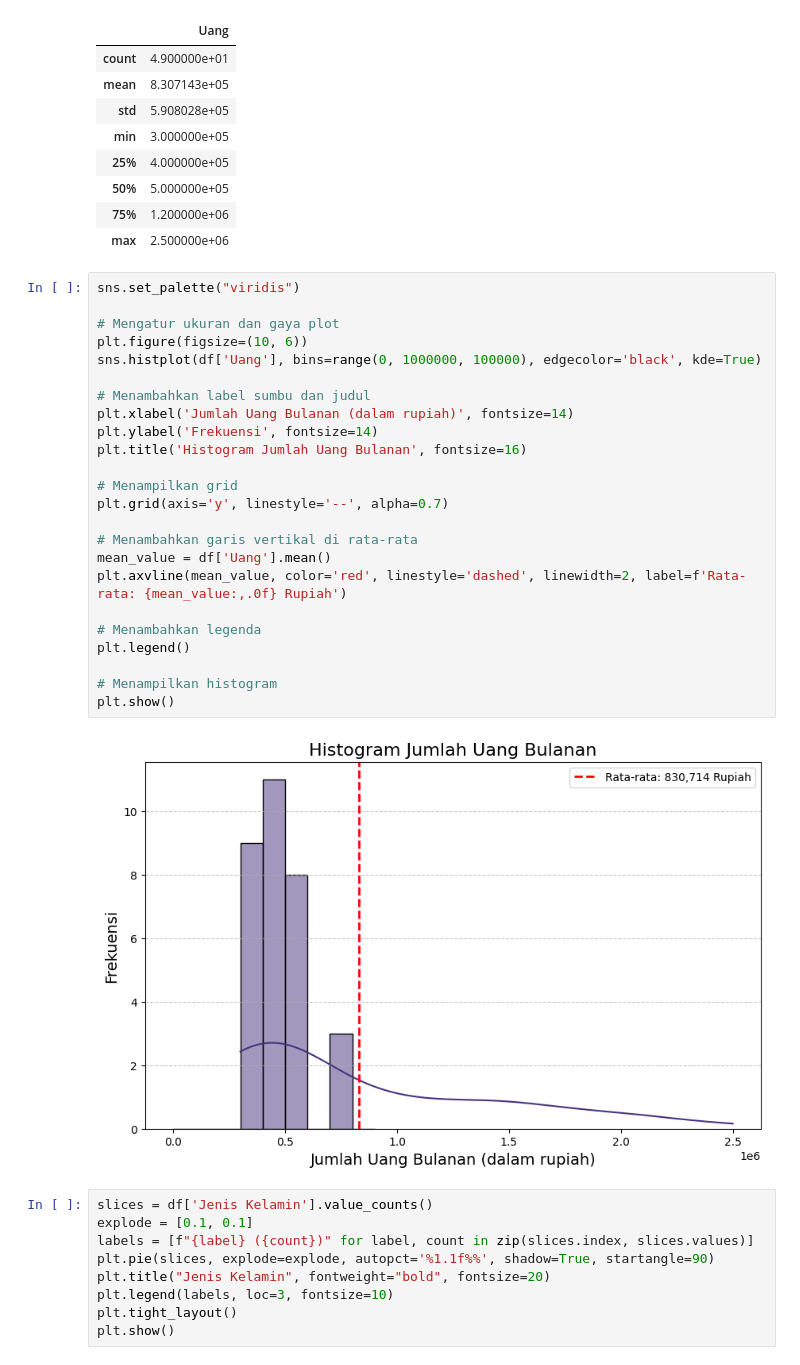
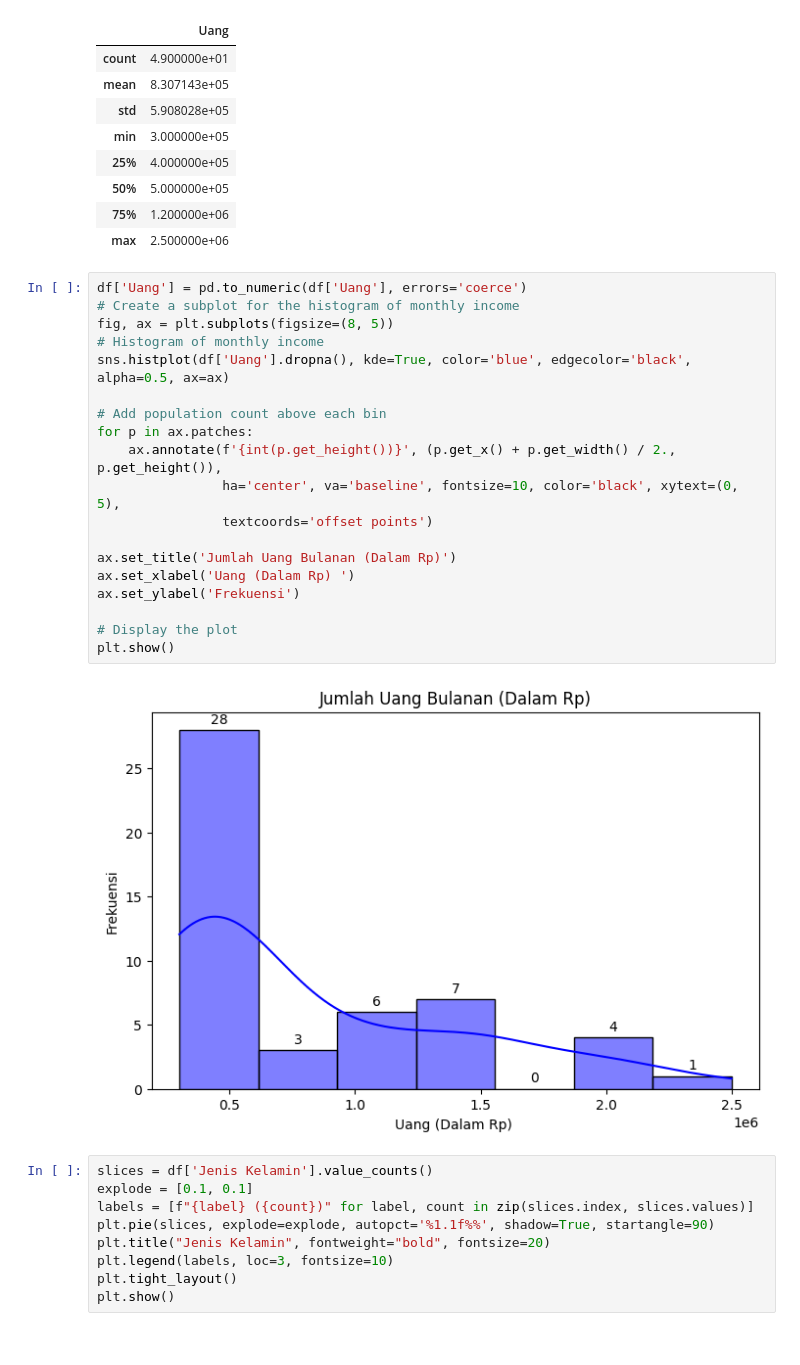
Before and after one commit to fikri210604/uas-statprob, a Jupyter notebook: Project Akhir Statprob 2.ipynb, the cells around one changed output. Cells and saved outputs as stored; diff of their text form.

```diff
--- a/Project Akhir Statprob 2.ipynb
+++ b/Project Akhir Statprob 2.ipynb
@@ -37,32 +37,27 @@ df.describe()
 | 50% | 5.000000e+05 |
 | 75% | 1.200000e+06 |
 | max | 2.500000e+06 |
-# %%
-sns.set_palette("viridis")
-
-# Mengatur ukuran dan gaya plot
-plt.figure(figsize=(10, 6))
-sns.histplot(df['Uang'], bins=range(0, 1000000, 100000), edgecolor='black', kde=True)
-
-# Menambahkan label sumbu dan judul
-plt.xlabel('Jumlah Uang Bulanan (dalam rupiah)', fontsize=14)
-plt.ylabel('Frekuensi', fontsize=14)
-plt.title('Histogram Jumlah Uang Bulanan', fontsize=16)
-
-# Menampilkan grid
-plt.grid(axis='y', linestyle='--', alpha=0.7)
-
-# Menambahkan garis vertikal di rata-rata
-mean_value = df['Uang'].mean()
-plt.axvline(mean_value, color='red', linestyle='dashed', linewidth=2, label=f'Rata-rata: {mean_value:,.0f} Rupiah')
-
-# Menambahkan legenda
-plt.legend()
-
-# Menampilkan histogram
-plt.show()
-# %% [output]
-[figure, removed]
+# %%
+df['Uang'] = pd.to_numeric(df['Uang'], errors='coerce')
+# Create a subplot for the histogram of monthly income
+fig, ax = plt.subplots(figsize=(8, 5))
+# Histogram of monthly income
+sns.histplot(df['Uang'].dropna(), kde=True, color='blue', edgecolor='black', alpha=0.5, ax=ax)
+
+# Add population count above each bin
+for p in ax.patches:
+    ax.annotate(f'{int(p.get_height())}', (p.get_x() + p.get_width() / 2., p.get_height()),
+                ha='center', va='baseline', fontsize=10, color='black', xytext=(0, 5),
+                textcoords='offset points')
+
+ax.set_title('Jumlah Uang Bulanan (Dalam Rp)')
+ax.set_xlabel('Uang (Dalam Rp) ')
+ax.set_ylabel('Frekuensi')
+
+# Display the plot
+plt.show()
+# %% [output]
+[figure, added]
 # %%
 slices = df['Jenis Kelamin'].value_counts()
 explode = [0.1, 0.1]
```
Also changed, not shown: 3 other files.
